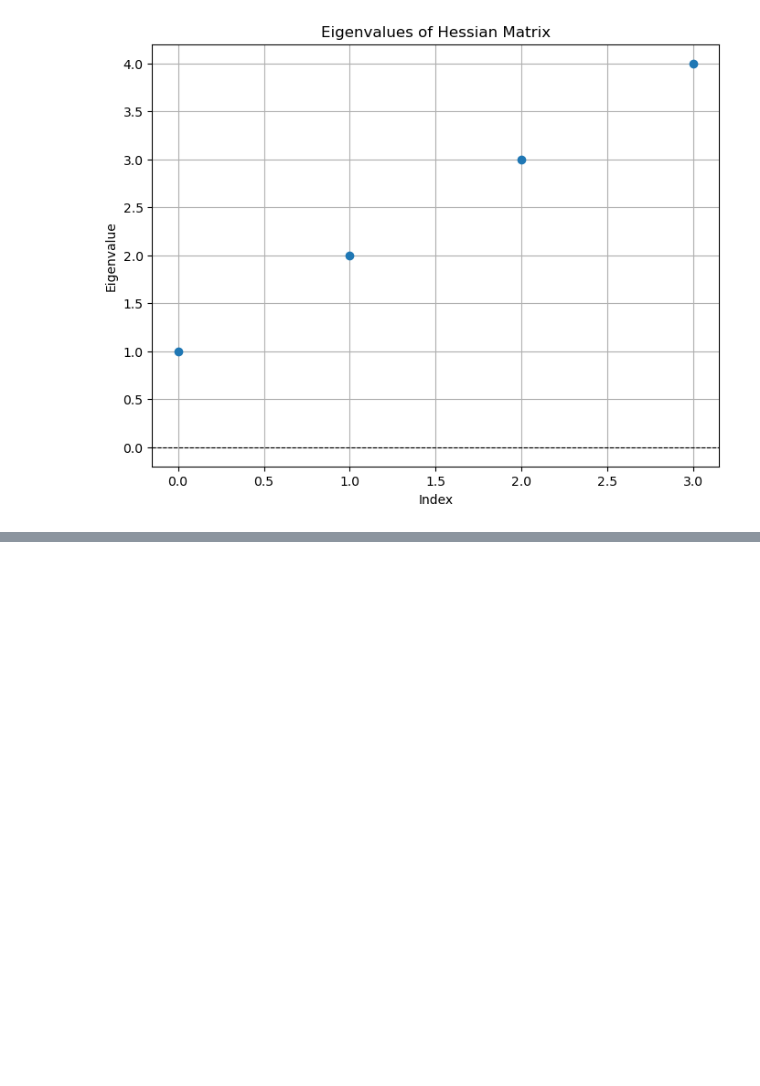
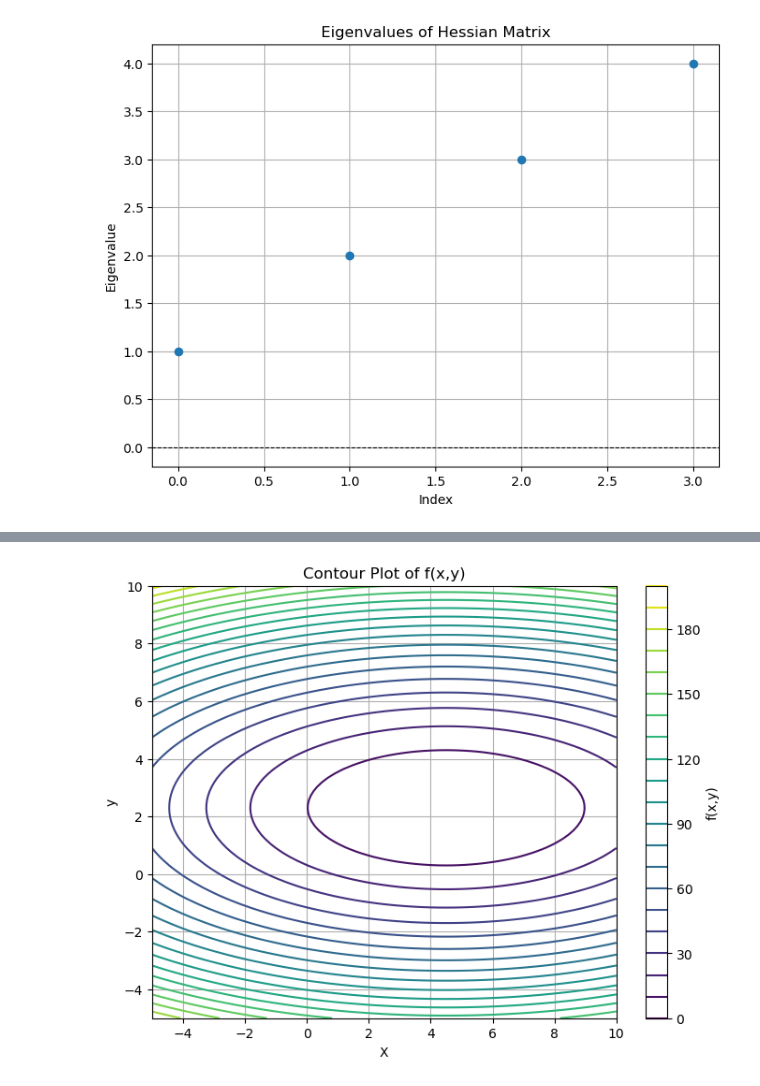
Before and after one commit to LukasMeinschad/Studium, a Jupyter notebook: Chemie/TC/Comp_Sim/Comp_Sim.ipynb, the cells around one changed output, grey strips where cells are left out. Saved outputs shown, nothing was run; the diff lists cells and outputs as text; code cells hidden in the pictures; blank space fills up the shorter version.

```diff
--- a/Chemie/TC/Comp_Sim/Comp_Sim.ipynb
+++ b/Chemie/TC/Comp_Sim/Comp_Sim.ipynb
@@ -429,0 +921,26 @@ Hessian matrix:
+# %%
+def f(x):
+    return 0.5*(x[0] - 4.5)**2 + 2.5*(x[1]-2.3)**2
+
+def df(x):
+    return np.array([x[0] - 4.5, 5*(x[1]-2.3)])
+
+# Plot the function
+
+x = np.linspace(-5, 10, 100)
+y = np.linspace(-5, 10, 100)
+
+# Make grid of X,Y values
+X, Y = np.meshgrid(x, y)
+Z = f([X, Y])
+# Plot the 2d contour
+plt.figure(figsize=(8, 6))
+plt.contour(X, Y, Z, levels=20)
+plt.title('Contour Plot of f(x,y)')
+plt.xlabel('X')
+plt.ylabel('y')
+plt.colorbar(label='f(x,y)')
+plt.grid()
+plt.show()
+# %% [output]
+[figure, added]
```
Also changed, not shown: parts of 31 cells of this notebook, 11 other files.
